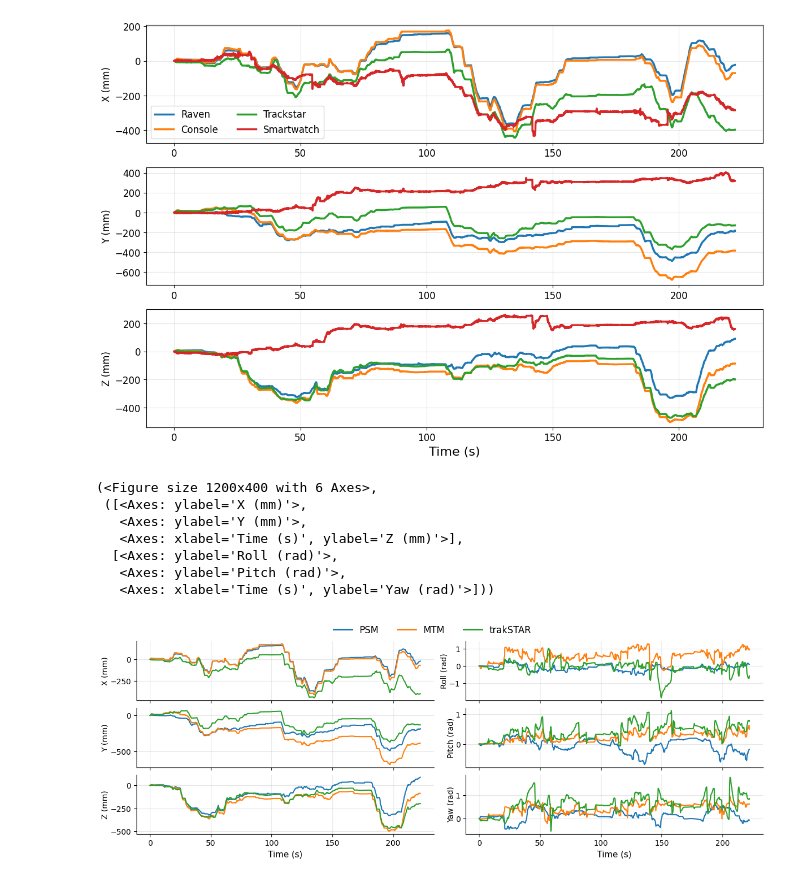
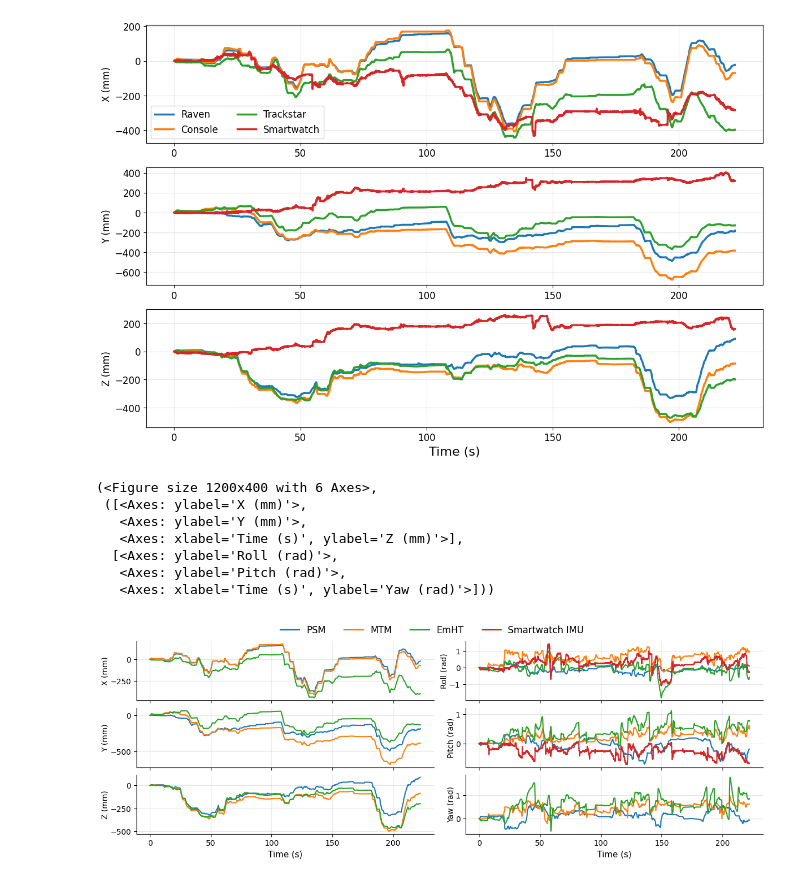
Before and after one commit to UVA-DSA/MiDAS, a Jupyter notebook: analysis/kinematic_visualization.ipynb, the cells around one changed output. Drawn from its saved outputs; the diff is of its cells as text; code cells hidden in the pictures.

```diff
--- a/analysis/kinematic_visualization.ipynb
+++ b/analysis/kinematic_visualization.ipynb
@@ -778,7 +778,7 @@ def plot_pos_rot_side_by_side(
     label_map = {
         'Raven': "PSM",
         'Console': "MTM",
-        'Trakstar': "trakSTAR",
+        'Trakstar': "EmHT",
         'Smartwatch': "Smartwatch IMU"
     }
 
@@ -858,32 +858,32 @@ def plot_pos_rot_side_by_side(
         ax.spines['right'].set_visible(False)
 
     # update legend with new labels
     for text in legend.get_texts():
         if text.get_text() in label_map:
             text.set_text(label_map[text.get_text()])
     # Save
     out_path = Path(out_path)
     out_path.parent.mkdir(parents=True, exist_ok=True)
     plt.savefig(out_path, dpi=600, bbox_inches='tight')
     # Return for further tweaking in notebooks if needed
     return fig, (axes_left, axes_right)
 
 
 plot_pos_rot_side_by_side(
     new_raven_pos, new_console_pos, new_trackstar_pos,
     raven_psm1_rot, console_psm1_rot, trackstar_psm1_rot,
     left_sw_pos=None,
-    smartwatch_rot=None,
+    smartwatch_rot=left_sw_rot,
     textwidth_in=12,
     height_in=4,
     out_path=f'{PLOT_SAVE_DIR}/pos_rot_side_by_side_left.png'
 )
 # %% [output]
 (<Figure size 1200x400 with 6 Axes>,
  ([<Axes: ylabel='X (mm)'>,
    <Axes: ylabel='Y (mm)'>,
    <Axes: xlabel='Time (s)', ylabel='Z (mm)'>],
   [<Axes: ylabel='Roll (rad)'>,
    <Axes: ylabel='Pitch (rad)'>,
    <Axes: xlabel='Time (s)', ylabel='Yaw (rad)'>]))
-[figure, old version]
+[figure, new version]
```
Also changed, not shown: 9 other files.
